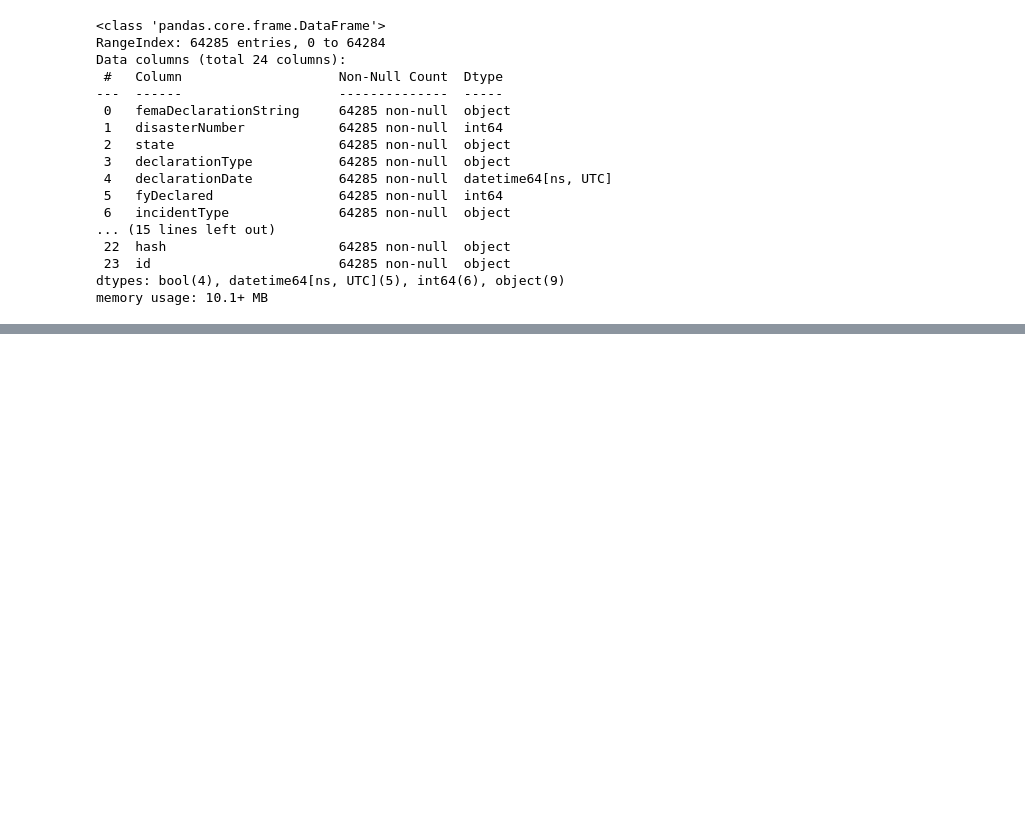
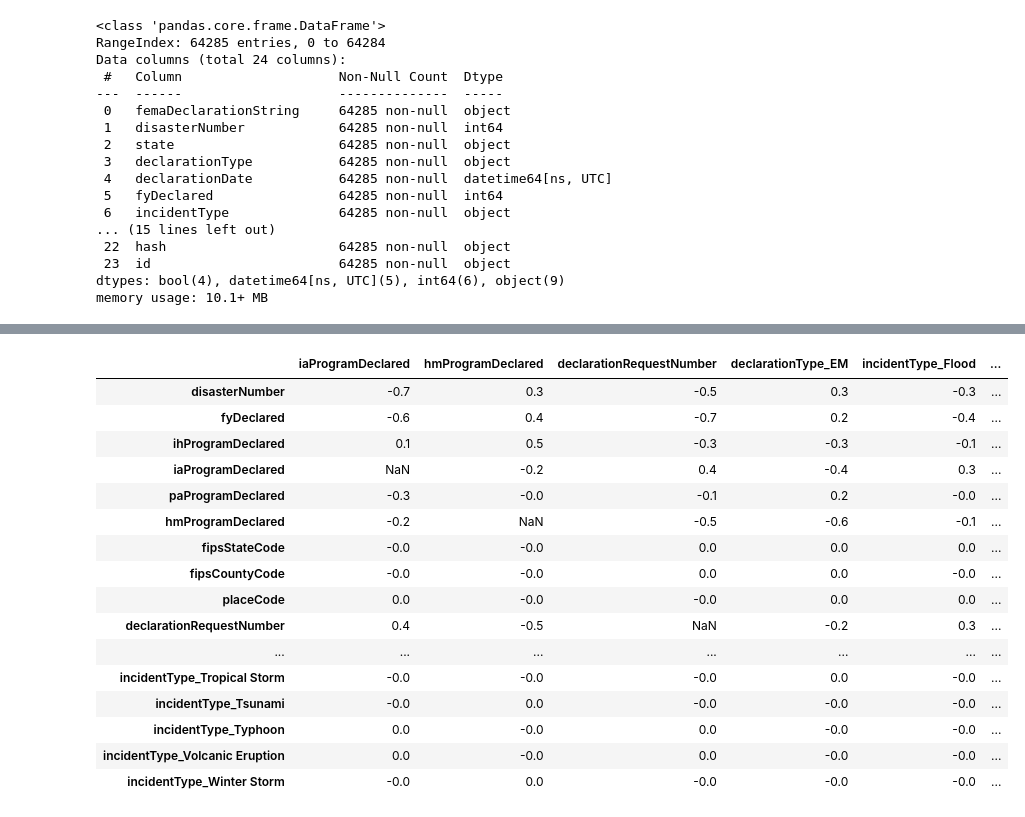
Before and after one commit to rubgarcia97/projects, a Jupyter notebook: API-ML/src/notebooks/eda.ipynb, the cells around one changed output, grey strips where cells are left out. Saved outputs shown, nothing was run; the diff lists cells and outputs as text; code cells hidden in the pictures; blank space fills up the shorter version.

```diff
--- a/API-ML/src/notebooks/eda.ipynb
+++ b/API-ML/src/notebooks/eda.ipynb
@@ -132,0 +228,20 @@ memory usage: 10.1+ MB
+# %%
+corrmat[columns_aux]
+# %% [output]
+|  | iaProgramDeclared | hmProgramDeclared | declarationRequestNumber | declarationType_EM | incidentType_Flood | ... |
+| disasterNumber | -0.7 | 0.3 | -0.5 | 0.3 | -0.3 | ... |
+| fyDeclared | -0.6 | 0.4 | -0.7 | 0.2 | -0.4 | ... |
+| ihProgramDeclared | 0.1 | 0.5 | -0.3 | -0.3 | -0.1 | ... |
+| iaProgramDeclared | NaN | -0.2 | 0.4 | -0.4 | 0.3 | ... |
+| paProgramDeclared | -0.3 | -0.0 | -0.1 | 0.2 | -0.0 | ... |
+| hmProgramDeclared | -0.2 | NaN | -0.5 | -0.6 | -0.1 | ... |
+| fipsStateCode | -0.0 | -0.0 | 0.0 | 0.0 | 0.0 | ... |
+| fipsCountyCode | -0.0 | -0.0 | 0.0 | 0.0 | -0.0 | ... |
+| placeCode | 0.0 | -0.0 | -0.0 | 0.0 | 0.0 | ... |
+| declarationRequestNumber | 0.4 | -0.5 | NaN | -0.2 | 0.3 | ... |
+| ... | ... | ... | ... | ... | ... | ... |
+| incidentType_Tropical Storm | -0.0 | -0.0 | -0.0 | 0.0 | -0.0 | ... |
+| incidentType_Tsunami | -0.0 | 0.0 | -0.0 | -0.0 | -0.0 | ... |
+| incidentType_Typhoon | 0.0 | -0.0 | 0.0 | -0.0 | -0.0 | ... |
+| incidentType_Volcanic Eruption | 0.0 | -0.0 | 0.0 | -0.0 | -0.0 | ... |
+| incidentType_Winter Storm | -0.0 | 0.0 | -0.0 | -0.0 | -0.0 | ... |
```
Also changed, not shown: parts of 12 cells of this notebook, 2 other files.
